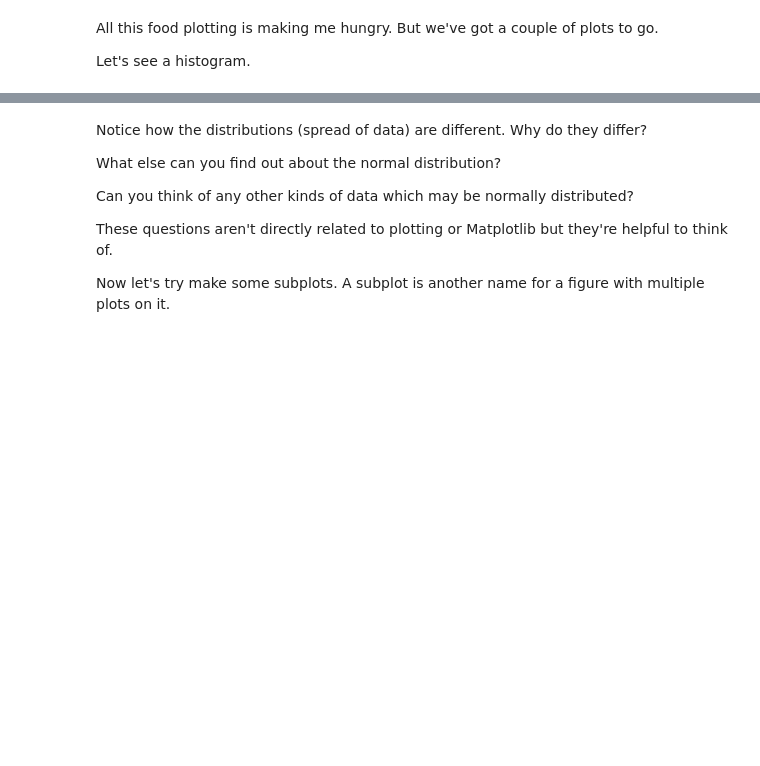
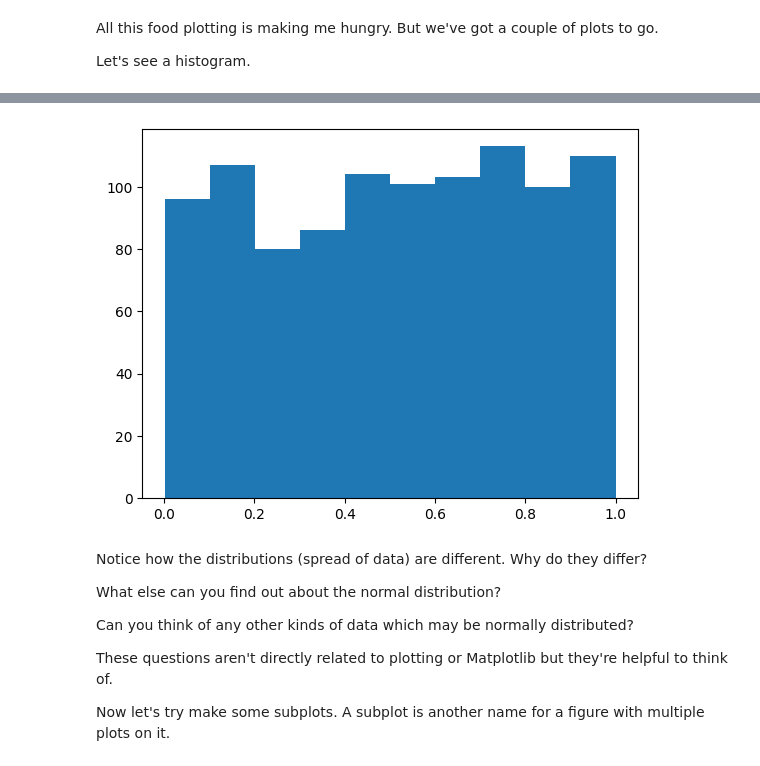
Before and after one commit to BrennZA/ZTM-ML, a Jupyter notebook: matplotlib-exercises.ipynb, the cells around one changed output, grey strips where cells are left out. Saved outputs shown, nothing was run; the diff lists cells and outputs as text; code cells hidden in the pictures; blank space fills up the shorter version.

```diff
--- a/matplotlib-exercises.ipynb
+++ b/matplotlib-exercises.ipynb
@@ -173,8 +195,11 @@ Let's see a histogram.
 # %%
 # Create a NumPy array of 1000 random numbers and save it to X
-
+x = np.random.rand(1000)
 
 # Create a histogram plot of X
+plt.hist(x);
+# %% [output]
+[figure, added]
 # %% [markdown]
 Notice how the distributions (spread of data) are different. Why do they differ?
 
```
Also changed, not shown: parts of 14 cells of this notebook.
